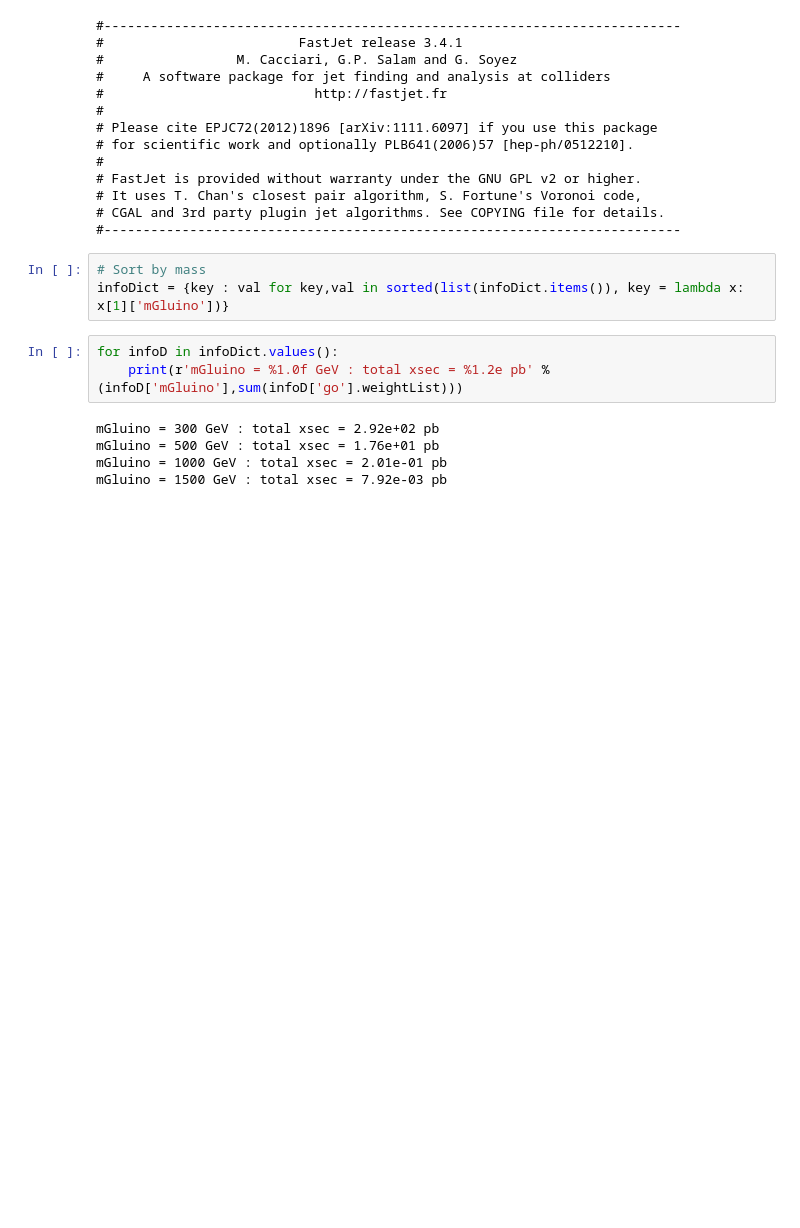
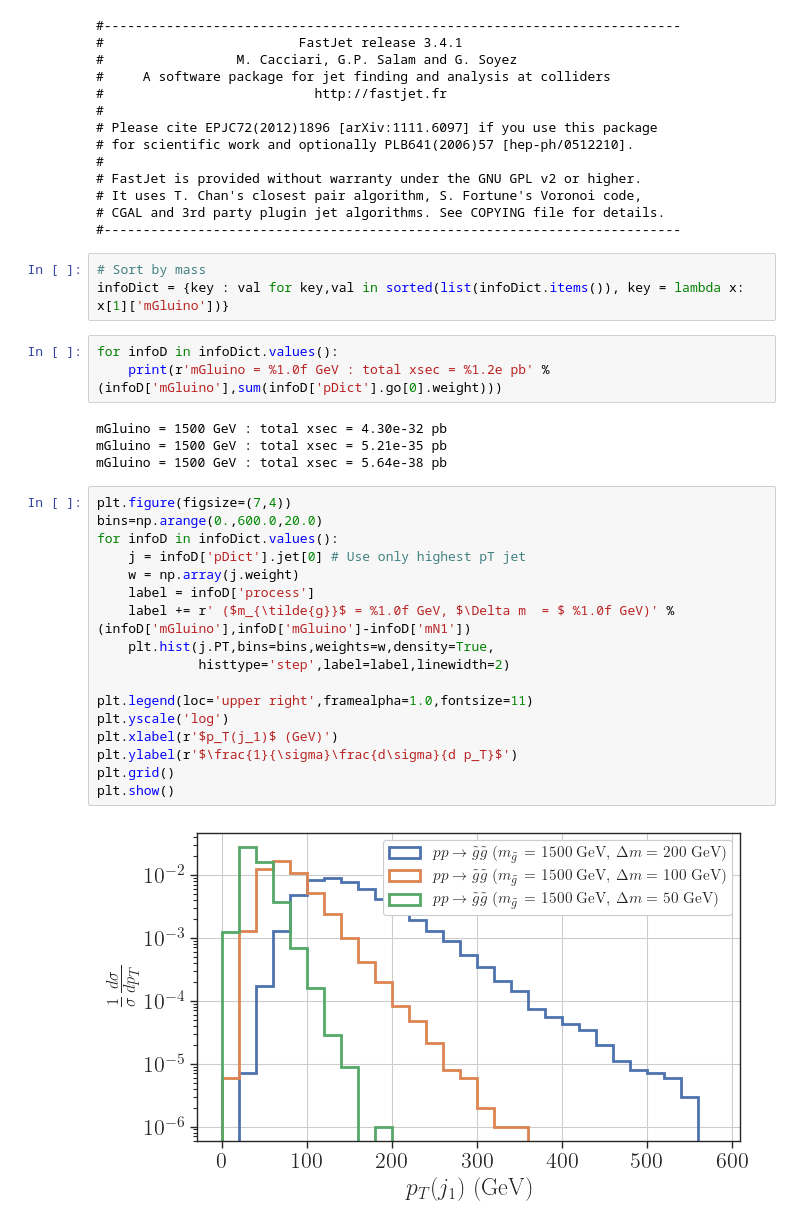
Before and after one commit to andlessa/llpBoost, a Jupyter notebook: plots/plotDists-GluinoDecays.ipynb, the cells around one changed output. Drawn from its saved outputs; the diff is of its cells as text; blank space fills up the shorter version.

```diff
--- a/plots/plotDists-GluinoDecays.ipynb
+++ b/plots/plotDists-GluinoDecays.ipynb
@@ -53,11 +56,29 @@ for f,infoD in infoDict.items():
 infoDict = {key : val for key,val in sorted(list(infoDict.items()), key = lambda x: x[1]['mGluino'])}
 # %%
 for infoD in infoDict.values():
-    print(r'mGluino = %1.0f GeV : total xsec = %1.2e pb' %(infoD['mGluino'],sum(infoD['go'].weightList)))
+    print(r'mGluino = %1.0f GeV : total xsec = %1.2e pb' %(infoD['mGluino'],sum(infoD['pDict'].go[0].weight)))
 # %% [output]
-mGluino = 300 GeV : total xsec = 2.92e+02 pb
-mGluino = 500 GeV : total xsec = 1.76e+01 pb
-mGluino = 1000 GeV : total xsec = 2.01e-01 pb
-mGluino = 1500 GeV : total xsec = 7.92e-03 pb
+mGluino = 1500 GeV : total xsec = 4.30e-32 pb
+mGluino = 1500 GeV : total xsec = 5.21e-35 pb
+mGluino = 1500 GeV : total xsec = 5.64e-38 pb
+# %%
+plt.figure(figsize=(7,4))
+bins=np.arange(0.,600.0,20.0)
+for infoD in infoDict.values():
+    j = infoD['pDict'].jet[0] # Use only highest pT jet
+    w = np.array(j.weight)
+    label = infoD['process']
+    label += r' ($m_{\tilde{g}}$ = %1.0f GeV, $\Delta m  = $ %1.0f GeV)' %(infoD['mGluino'],infoD['mGluino']-infoD['mN1'])
+    plt.hist(j.PT,bins=bins,weights=w,density=True,
+             histtype='step',label=label,linewidth=2)
+
+plt.legend(loc='upper right',framealpha=1.0,fontsize=11)
+plt.yscale('log')
+plt.xlabel(r'$p_T(j_1)$ (GeV)')
+plt.ylabel(r'$\frac{1}{\sigma}\frac{d\sigma}{d p_T}$')
+plt.grid()
+plt.show()
+# %% [output]
+[figure, added]
 # %%
 plt.figure(figsize=(7,4))
```
Also changed, not shown: parts of 12 cells of this notebook, 14 other files.
